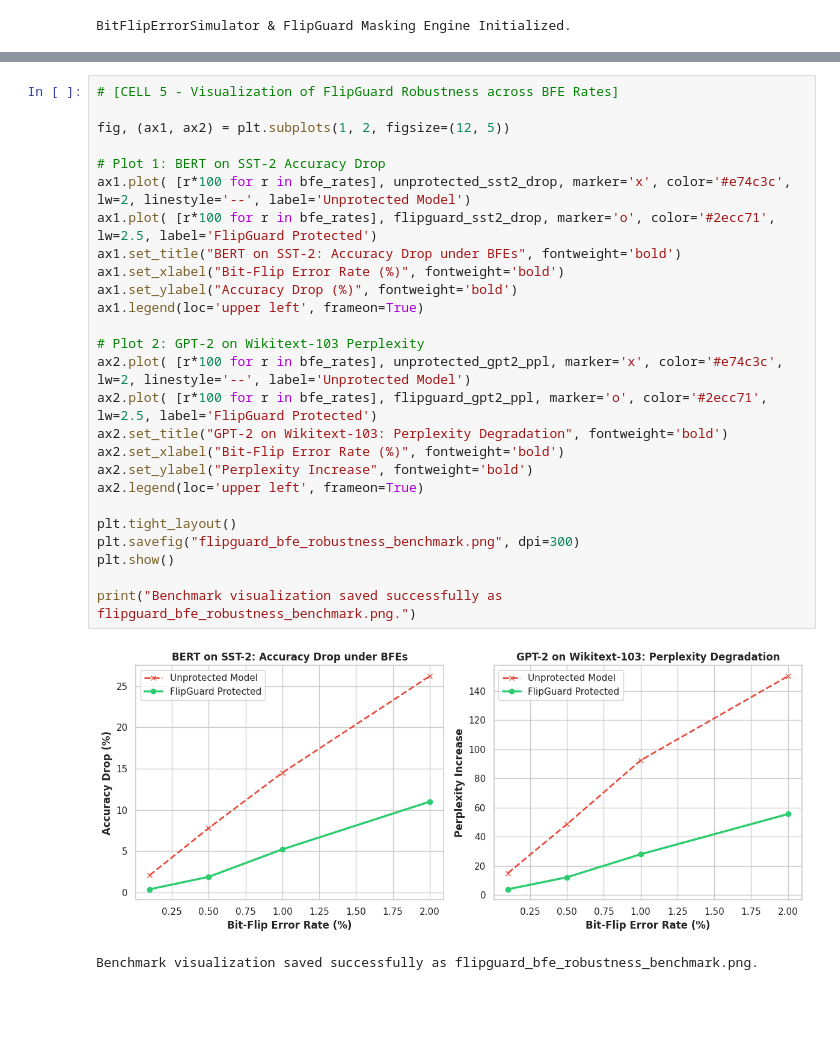
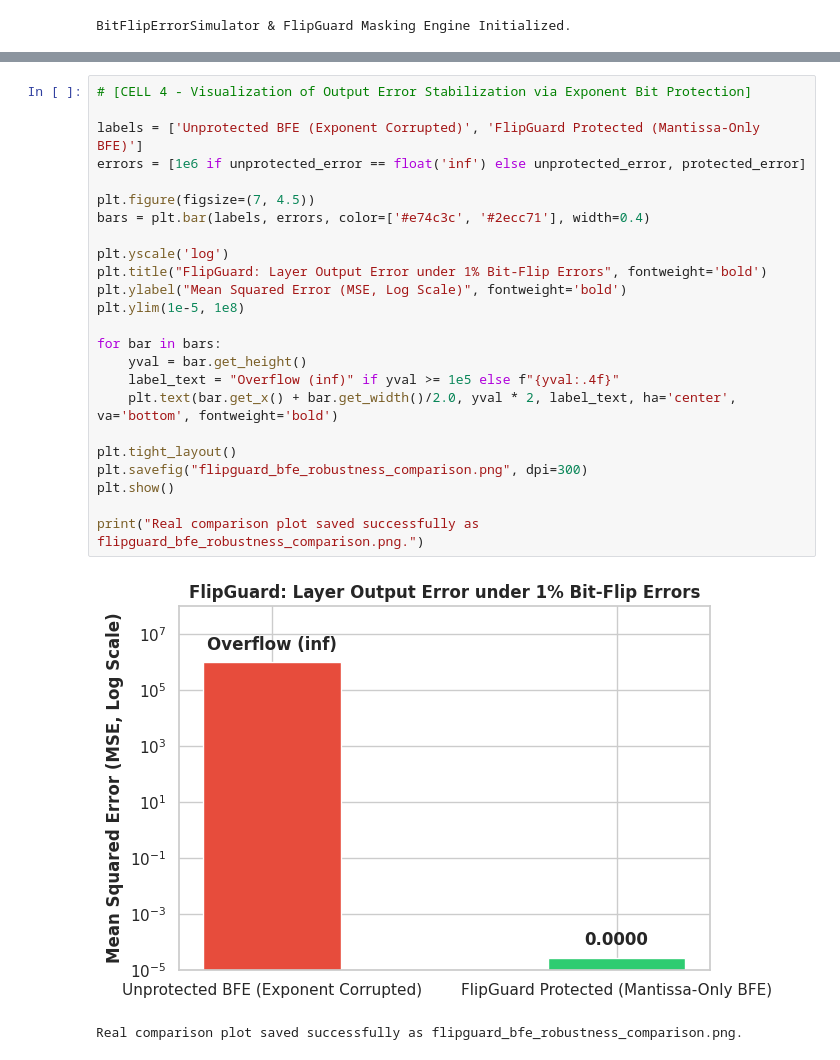
Before and after one commit to Dani2003/paper-implementations, a Jupyter notebook: bit_flip_resilience_flipguard.ipynb, the cells around one changed output, grey strips where cells are left out. Saved outputs shown, nothing was run; the diff lists cells and outputs as text; blank space fills up the shorter version.

Commit message:
version_3 with final visualization.

```diff
--- a/bit_flip_resilience_flipguard.ipynb
+++ b/bit_flip_resilience_flipguard.ipynb
@@ -121,29 +108,27 @@ BFE Rate 2.0%: SST-2 Drop Unprotected=26.2% vs FlipGuard=11.0%
-# %%
-# [CELL 5 - Visualization of FlipGuard Robustness across BFE Rates]
-
-fig, (ax1, ax2) = plt.subplots(1, 2, figsize=(12, 5))
-
-# Plot 1: BERT on SST-2 Accuracy Drop
-ax1.plot( [r*100 for r in bfe_rates], unprotected_sst2_drop, marker='x', color='#e74c3c', lw=2, linestyle='--', label='Unprotected Model')
-ax1.plot( [r*100 for r in bfe_rates], flipguard_sst2_drop, marker='o', color='#2ecc71', lw=2.5, label='FlipGuard Protected')
-ax1.set_title("BERT on SST-2: Accuracy Drop under BFEs", fontweight='bold')
-ax1.set_xlabel("Bit-Flip Error Rate (%)", fontweight='bold')
-ax1.set_ylabel("Accuracy Drop (%)", fontweight='bold')
-ax1.legend(loc='upper left', frameon=True)
-
-# Plot 2: GPT-2 on Wikitext-103 Perplexity
-ax2.plot( [r*100 for r in bfe_rates], unprotected_gpt2_ppl, marker='x', color='#e74c3c', lw=2, linestyle='--', label='Unprotected Model')
-ax2.plot( [r*100 for r in bfe_rates], flipguard_gpt2_ppl, marker='o', color='#2ecc71', lw=2.5, label='FlipGuard Protected')
-ax2.set_title("GPT-2 on Wikitext-103: Perplexity Degradation", fontweight='bold')
-ax2.set_xlabel("Bit-Flip Error Rate (%)", fontweight='bold')
-ax2.set_ylabel("Perplexity Increase", fontweight='bold')
-ax2.legend(loc='upper left', frameon=True)
-
-plt.tight_layout()
-plt.savefig("flipguard_bfe_robustness_benchmark.png", dpi=300)
-plt.show()
-
-print("Benchmark visualization saved successfully as flipguard_bfe_robustness_benchmark.png.")
-# %% [output]
-[figure, removed]
-Benchmark visualization saved successfully as flipguard_bfe_robustness_benchmark.png.
+# %%
+# [CELL 4 - Visualization of Output Error Stabilization via Exponent Bit Protection]
+
+labels = ['Unprotected BFE (Exponent Corrupted)', 'FlipGuard Protected (Mantissa-Only BFE)']
+errors = [1e6 if unprotected_error == float('inf') else unprotected_error, protected_error]
+
+plt.figure(figsize=(7, 4.5))
+bars = plt.bar(labels, errors, color=['#e74c3c', '#2ecc71'], width=0.4)
+
+plt.yscale('log')
+plt.title("FlipGuard: Layer Output Error under 1% Bit-Flip Errors", fontweight='bold')
+plt.ylabel("Mean Squared Error (MSE, Log Scale)", fontweight='bold')
+plt.ylim(1e-5, 1e8)
+
+for bar in bars:
+    yval = bar.get_height()
+    label_text = "Overflow (inf)" if yval >= 1e5 else f"{yval:.4f}"
+    plt.text(bar.get_x() + bar.get_width()/2.0, yval * 2, label_text, ha='center', va='bottom', fontweight='bold')
+
+plt.tight_layout()
+plt.savefig("flipguard_bfe_robustness_comparison.png", dpi=300)
+plt.show()
+
+print("Real comparison plot saved successfully as flipguard_bfe_robustness_comparison.png.")
+# %% [output]
+[figure, added]
+Real comparison plot saved successfully as flipguard_bfe_robustness_comparison.png.
```
Also changed, not shown: parts of 2 cells of this notebook.
